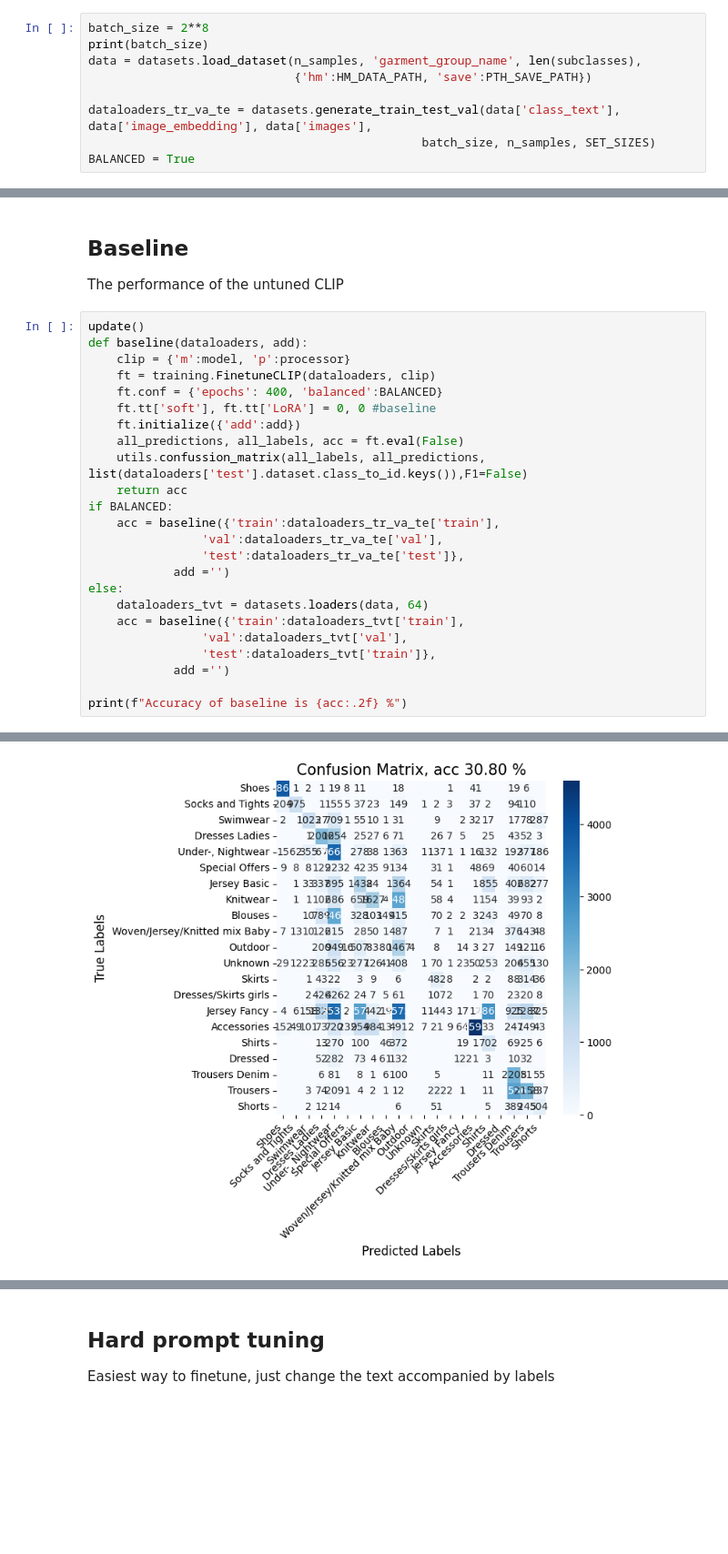
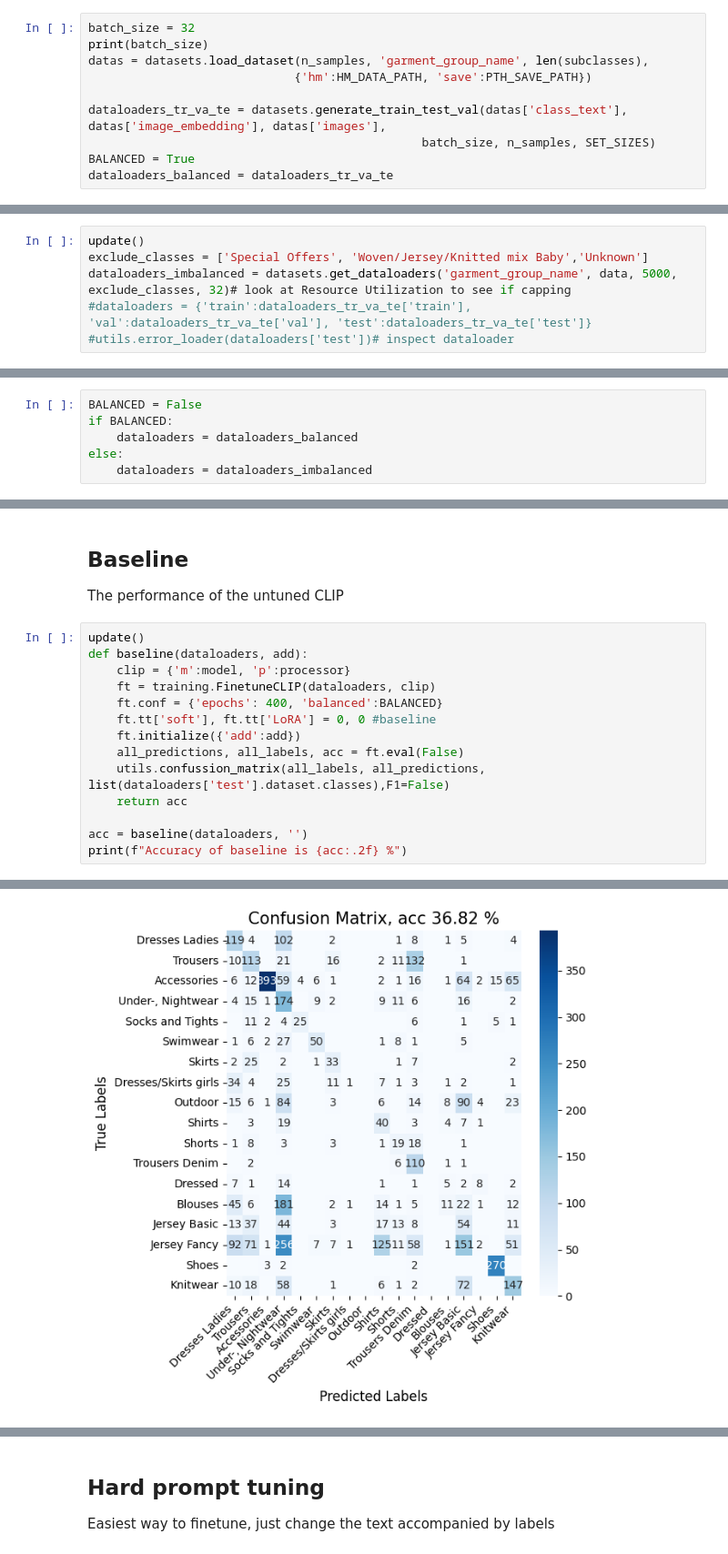
Before and after one commit to Samin765/DD2430_Project, a Jupyter notebook: src/main.ipynb, the cells around one changed output, grey strips where cells are left out. Shown at 91% size. Drawn from its saved outputs; the diff is of its cells as text; blank space fills up the shorter version.

```diff
--- a/src/main.ipynb
+++ b/src/main.ipynb
@@ -103,10 +103,11 @@ Counter({'Jersey Basic': 520, 'Jersey Fancy': 520, 'Swimwear': 520, 'Shorts': 52
 # %%
-batch_size = 2**8
+batch_size = 32
 print(batch_size)
-data = datasets.load_dataset(n_samples, 'garment_group_name', len(subclasses),
+datas = datasets.load_dataset(n_samples, 'garment_group_name', len(subclasses),
                              {'hm':HM_DATA_PATH, 'save':PTH_SAVE_PATH})
 
-dataloaders_tr_va_te = datasets.generate_train_test_val(data['class_text'], data['image_embedding'], data['images'],
+dataloaders_tr_va_te = datasets.generate_train_test_val(datas['class_text'], datas['image_embedding'], datas['images'],
                                                batch_size, n_samples, SET_SIZES)
 BALANCED = True
+dataloaders_balanced = dataloaders_tr_va_te
 # %% [output]
@@ -149,0 +148,6 @@ There are 0 empty values that were filled
+# %%
+update()
+exclude_classes = ['Special Offers', 'Woven/Jersey/Knitted mix Baby','Unknown']
+dataloaders_imbalanced = datasets.get_dataloaders('garment_group_name', data, 5000, exclude_classes, 32)# look at Resource Utilization to see if capping
+#dataloaders = {'train':dataloaders_tr_va_te['train'], 'val':dataloaders_tr_va_te['val'], 'test':dataloaders_tr_va_te['test']}
+#utils.error_loader(dataloaders['test'])# inspect dataloader
@@ -150,3 +158,9 @@ There are 0 empty values that were filled
+# %%
+BALANCED = False
+if BALANCED:
+    dataloaders = dataloaders_balanced
+else:
+    dataloaders = dataloaders_imbalanced
 # %% [markdown]
 # Evaluate
 # %% [markdown]
@@ -162,19 +176,9 @@ def baseline(dataloaders, add):
     ft.tt['soft'], ft.tt['LoRA'] = 0, 0 #baseline
     ft.initialize({'add':add})
     all_predictions, all_labels, acc = ft.eval(False)
-    utils.confussion_matrix(all_labels, all_predictions, list(dataloaders['test'].dataset.class_to_id.keys()),F1=False)
+    utils.confussion_matrix(all_labels, all_predictions, list(dataloaders['test'].dataset.classes),F1=False)
     return acc
-if BALANCED:
-    acc = baseline({'train':dataloaders_tr_va_te['train'],
-                'val':dataloaders_tr_va_te['val'],
-                'test':dataloaders_tr_va_te['test']},
-            add ='')
-else:
-    dataloaders_tvt = datasets.loaders(data, 64)
-    acc = baseline({'train':dataloaders_tvt['train'],
-                'val':dataloaders_tvt['val'],
-                'test':dataloaders_tvt['train']},
-            add ='')
 
+acc = baseline(dataloaders, '')
 print(f"Accuracy of baseline is {acc:.2f} %")
 # %% [output]
@@ -182 +186 @@ Accuracy 30.797311782836914
-[figure, old version]
+[figure, new version]
```
Also changed, not shown: parts of 21 cells of this notebook, 5 other files.
